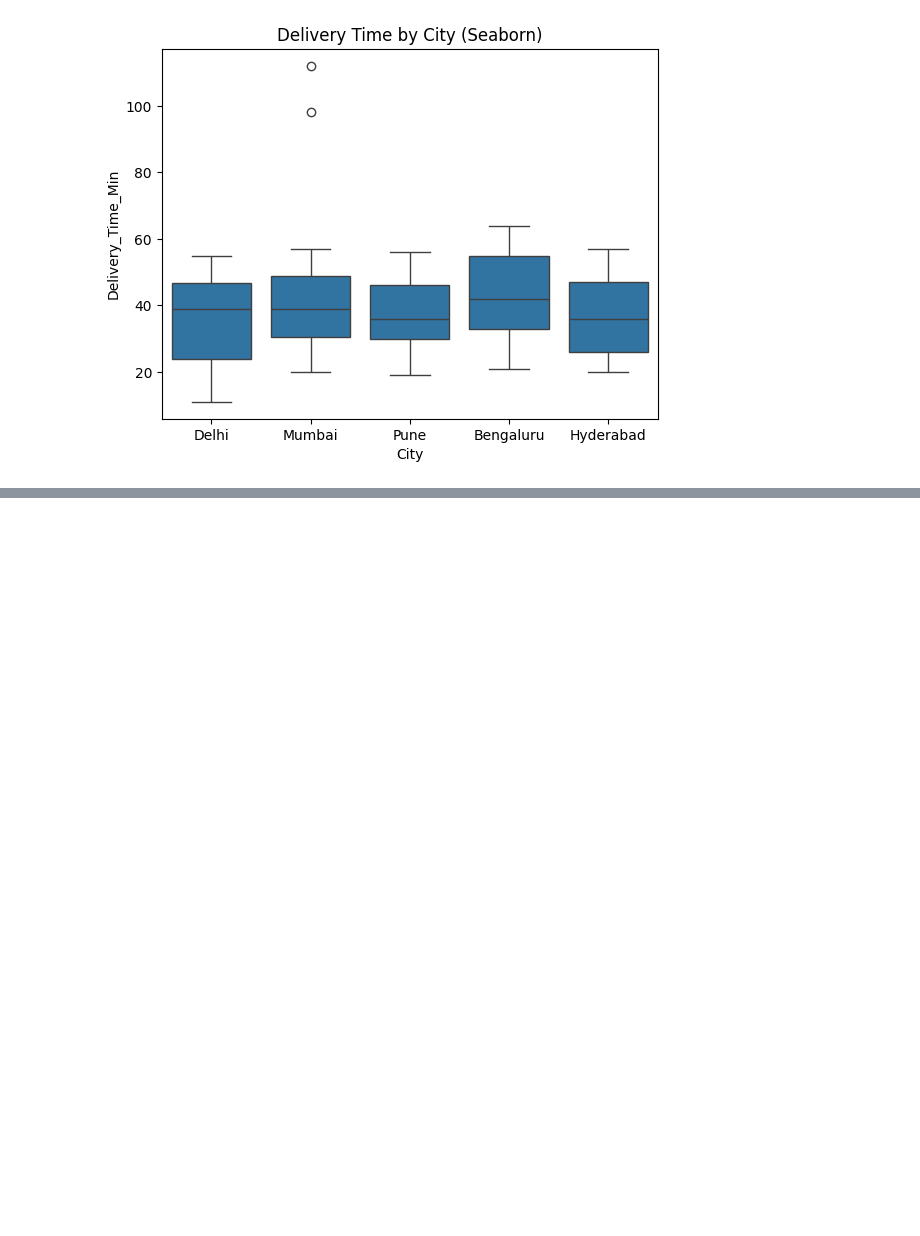
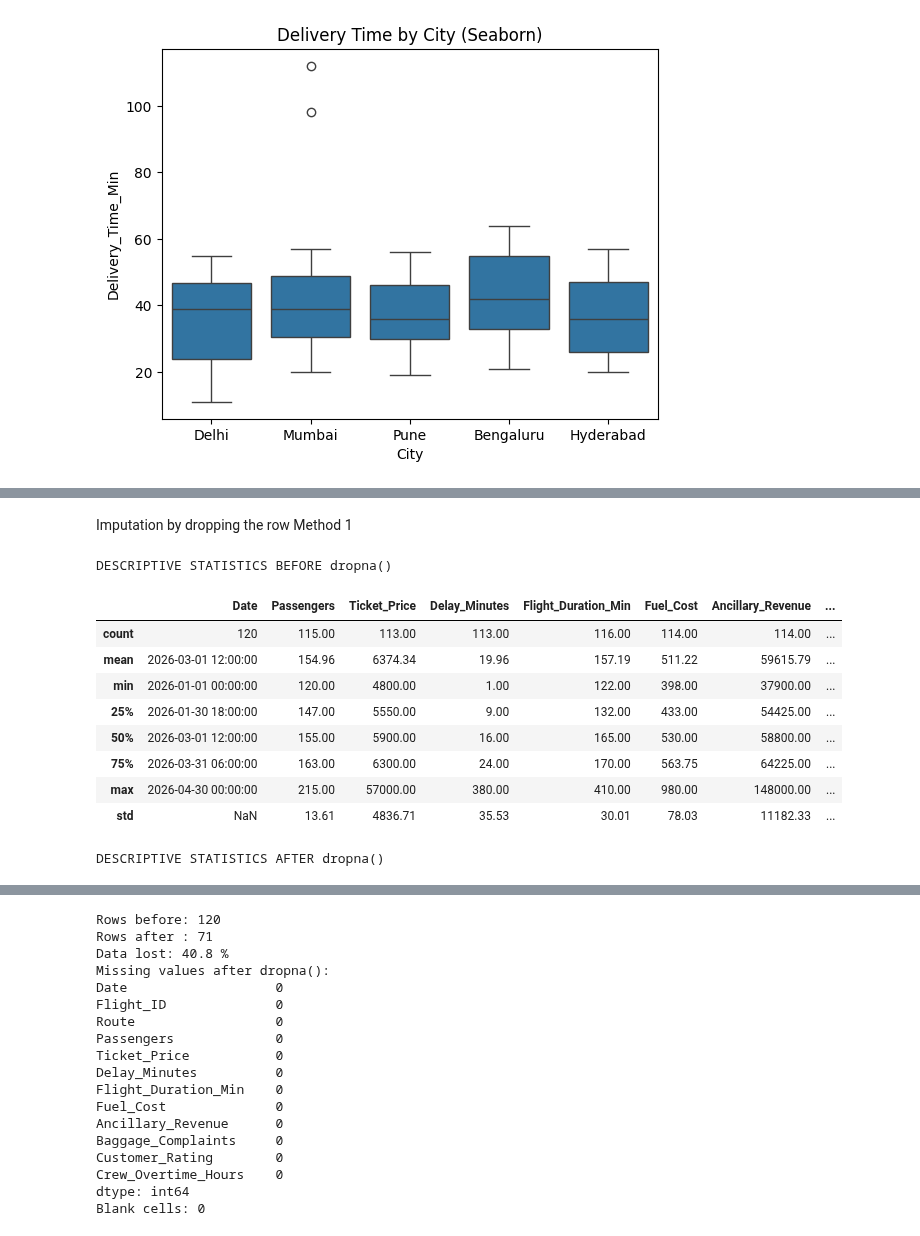
Before and after one commit to prachisingh007-igmt/DAM, a Jupyter notebook: DAP_lecture3.ipynb, the cells around one changed output, grey strips where cells are left out. Drawn from its saved outputs; the diff is of its cells as text; code cells hidden in the pictures; blank space fills up the shorter version.

```diff
--- a/DAP_lecture3.ipynb
+++ b/DAP_lecture3.ipynb
@@ -255,0 +307,9 @@ plt.show()
+# %%
+# Load the correct sheet containing the raw flight logs
+df_airline_cleaned = pd.read_excel(
+    "/content/SkyBridge_Airline_Data (1).xlsx",
+    sheet_name="Unclean_Data"
+)
+
+# Display the first few rows of the actual dataset
+display(df_airline_cleaned.head())
@@ -255,0 +474,40 @@ plt.show()
+# %% [markdown]
+Imputation by dropping the row Method 1
+# %%
+# Method 1: Remove rows containing missing values
+df_drop = df.dropna()
+
+# Show descriptive statistics before removing missing values
+print("DESCRIPTIVE STATISTICS BEFORE dropna()")
+display(df.describe().round(2))
+
+# Show descriptive statistics after removing missing values
+print("DESCRIPTIVE STATISTICS AFTER dropna()")
+display(df_drop.describe().round(2))
+
+# Compare the number of rows
+print("Rows before:", len(df))
+print("Rows after :", len(df_drop))
+
+# Calculate percentage of data lost
+print("Data lost:", round((1 - len(df_drop) / len(df)) * 100, 1), "%")
+
+# Check missing values in each column after dropna()
+print("Missing values after dropna():")
+
+print(df_drop.isnull().sum())
+
+#Count all missing cells in the dataset
+print("Blank cells:", df_drop.isnull().sum().sum())
+# %% [output]
+DESCRIPTIVE STATISTICS BEFORE dropna()
+|  | Date | Passengers | Ticket_Price | Delay_Minutes | Flight_Duration_Min | Fuel_Cost | Ancillary_Revenue | ... |
+| count | 120 | 115.00 | 113.00 | 113.00 | 116.00 | 114.00 | 114.00 | ... |
+| mean | 2026-03-01 12:00:00 | 154.96 | 6374.34 | 19.96 | 157.19 | 511.22 | 59615.79 | ... |
+| min | 2026-01-01 00:00:00 | 120.00 | 4800.00 | 1.00 | 122.00 | 398.00 | 37900.00 | ... |
+| 25% | 2026-01-30 18:00:00 | 147.00 | 5550.00 | 9.00 | 132.00 | 433.00 | 54425.00 | ... |
+| 50% | 2026-03-01 12:00:00 | 155.00 | 5900.00 | 16.00 | 165.00 | 530.00 | 58800.00 | ... |
+| 75% | 2026-03-31 06:00:00 | 163.00 | 6300.00 | 24.00 | 170.00 | 563.75 | 64225.00 | ... |
+| max | 2026-04-30 00:00:00 | 215.00 | 57000.00 | 380.00 | 410.00 | 980.00 | 148000.00 | ... |
+| std | NaN | 13.61 | 4836.71 | 35.53 | 30.01 | 78.03 | 11182.33 | ... |
+DESCRIPTIVE STATISTICS AFTER dropna()
@@ -255,0 +523,18 @@ plt.show()
+Rows before: 120
+Rows after : 71
+Data lost: 40.8 %
+Missing values after dropna():
+Date                   0
+Flight_ID              0
+Route                  0
+Passengers             0
+Ticket_Price           0
+Delay_Minutes          0
+Flight_Duration_Min    0
+Fuel_Cost              0
+Ancillary_Revenue      0
+Baggage_Complaints     0
+Customer_Rating        0
+Crew_Overtime_Hours    0
+dtype: int64
+Blank cells: 0
```
Also changed, not shown: parts of 16 cells of this notebook.
